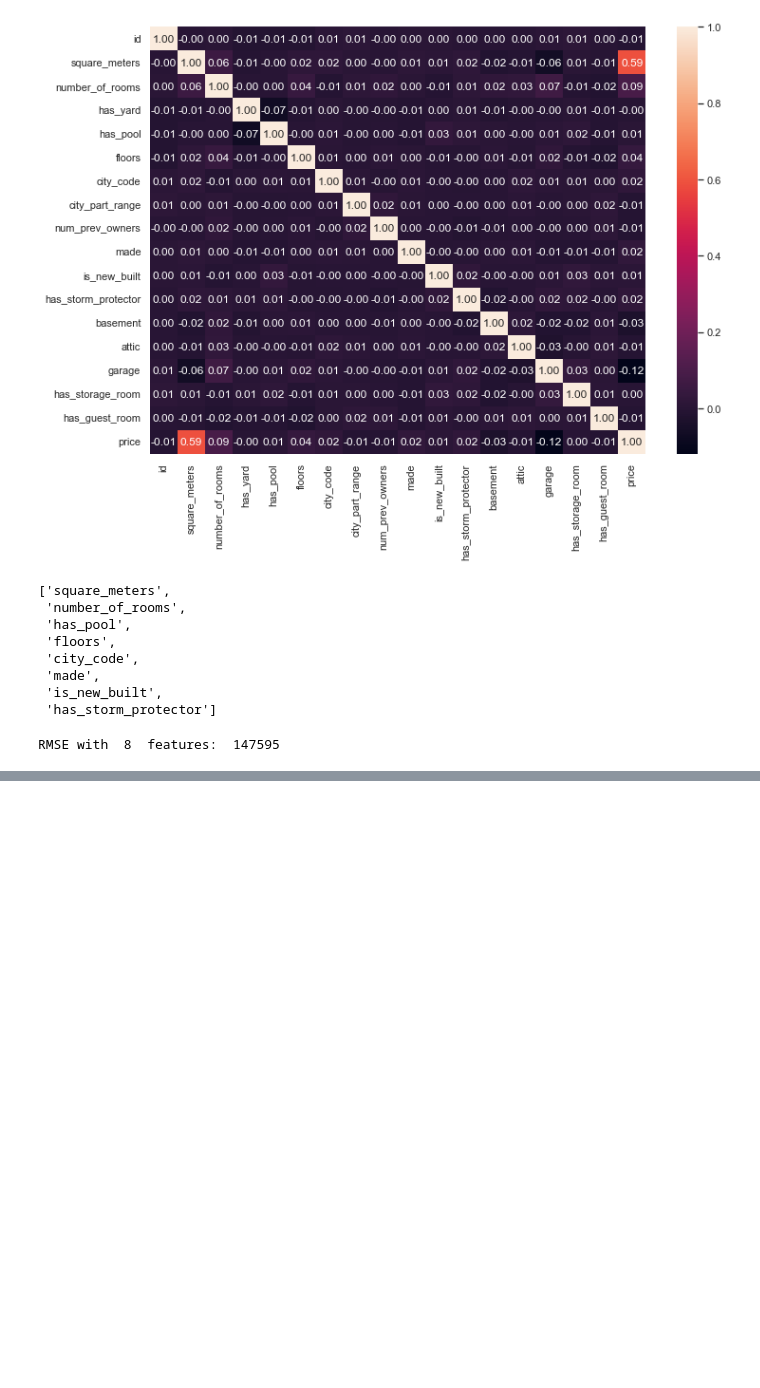
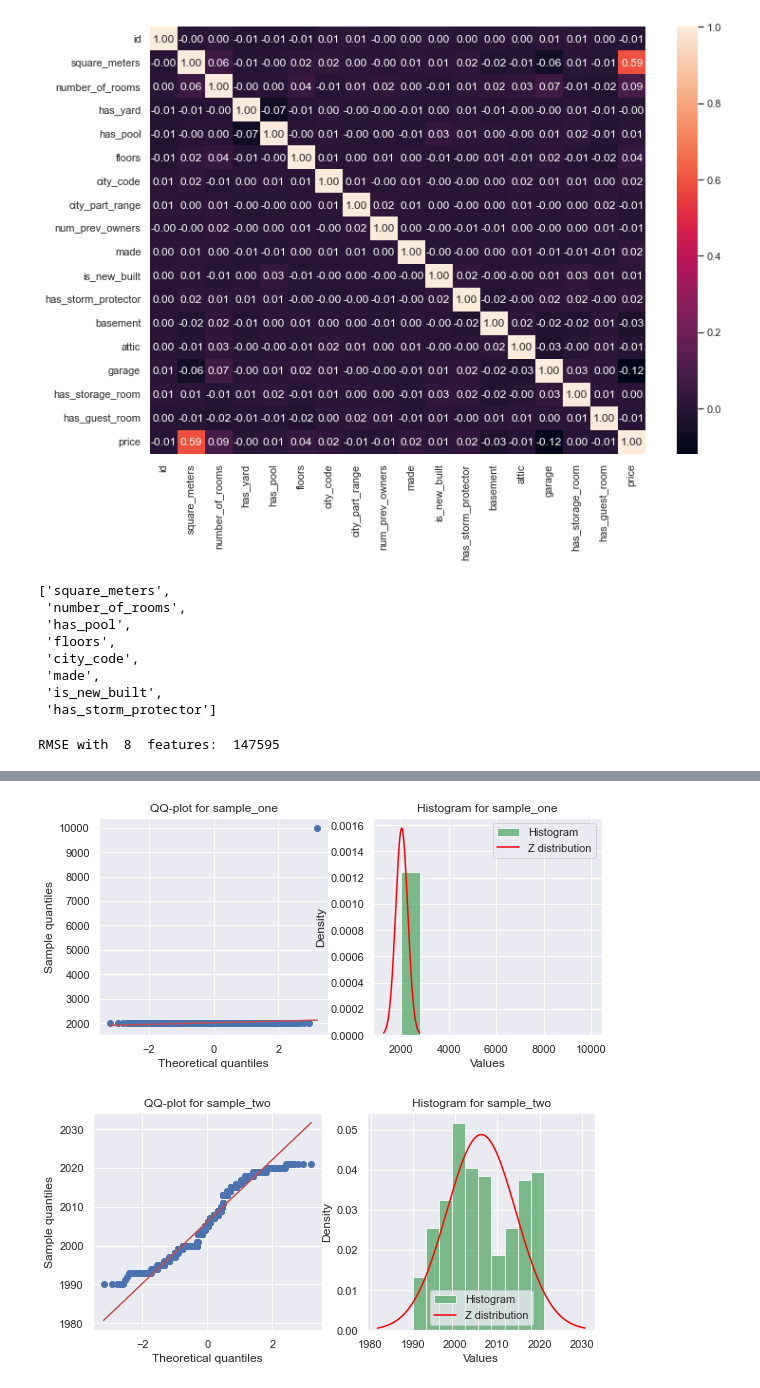
Before and after one commit to keedach/Kaggle, a Jupyter notebook: playground_series_3_6/playground_series_3_6.ipynb, the cells around one changed output, grey strips where cells are left out. Saved outputs shown, nothing was run; the diff lists cells and outputs as text; code cells hidden in the pictures; blank space fills up the shorter version.

```diff
--- a/playground_series_3_6/playground_series_3_6.ipynb
+++ b/playground_series_3_6/playground_series_3_6.ipynb
@@ -2419,0 +2503,40 @@ RMSE with  8  features:  147595
+# %%
+for x in sample_one, sample_two:
+
+    name = [y for y in globals() if id(x) == id(globals()[y])][1]
+
+    plt.figure(figsize = (9, 4))
+
+    plt.subplot(1, 2, 1)
+    st.probplot(x, dist="norm", plot=plt)
+    plt.ylabel('Sample quantiles')
+    plt.xlabel('Theoretical quantiles')
+    plt.title('QQ-plot for {}'.format(name))
+    plt.grid(True)
+
+    plt.subplot(1, 2, 2)
+    n, bins, patches = plt.hist(x, bins=10, density=True, facecolor='g', alpha=0.75,
+                                label='Histogram')
+
+    plt.title('Histogram for {}'.format(name))
+    plt.xlabel('Values')
+    plt.ylabel('Density')
+    #plt.text(-3, 0.35, r'$\mu=0,\ \sigma=1$')
+    plt.grid(True)
+
+
+    mean = np.mean(x)
+    std = np.std(x, ddof=1)
+
+    x = np.linspace(
+        mean - 3*std,
+        mean + 3*std,
+        1000)
+
+    plt.plot(x, st.norm.pdf(x, mean, std), color='red', label='Z distribution')
+
+    plt.legend()
+    plt.show()
+# %% [output]
+[figure, added]
+[figure, added]
```
Also changed, not shown: parts of 21 cells of this notebook.
